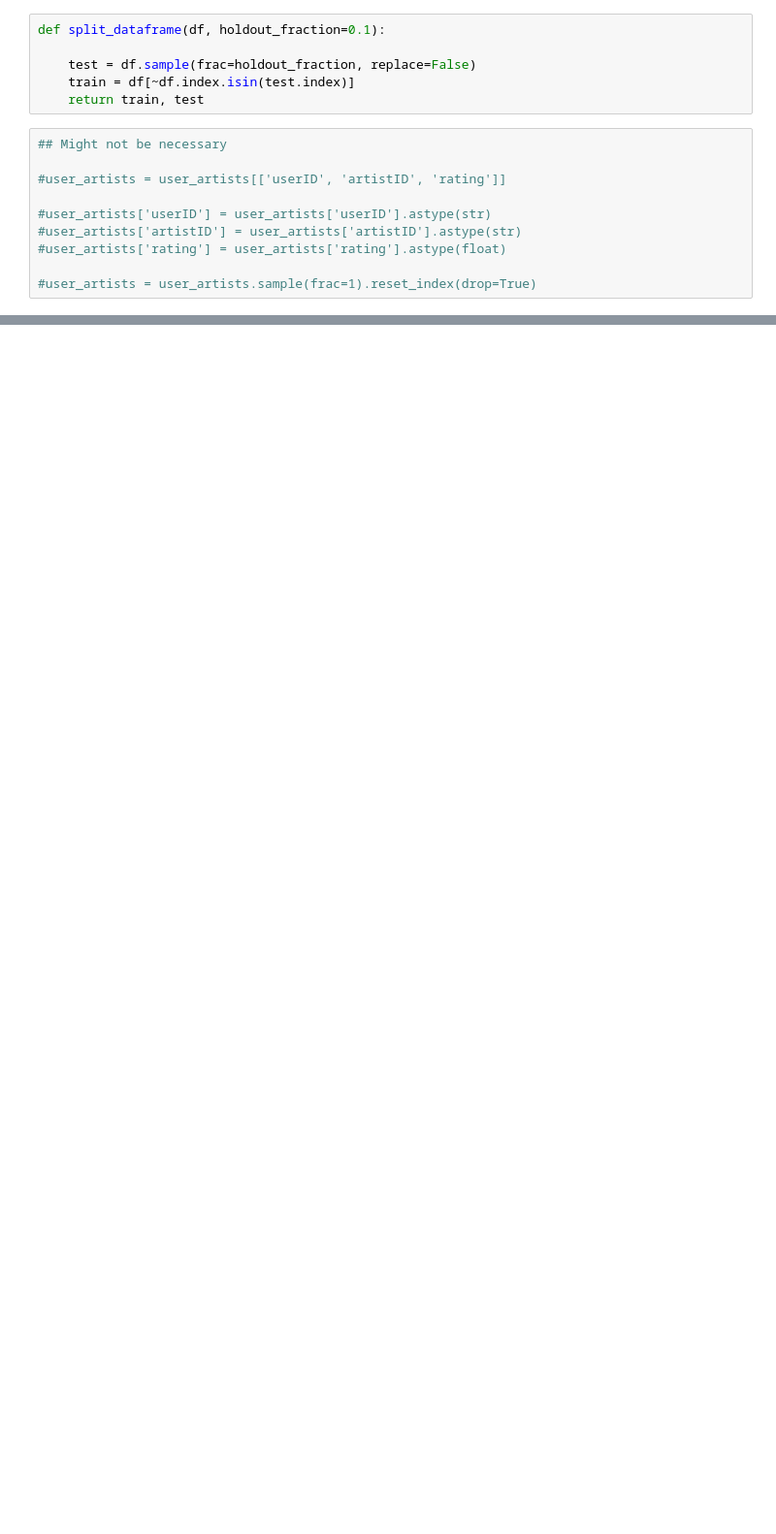
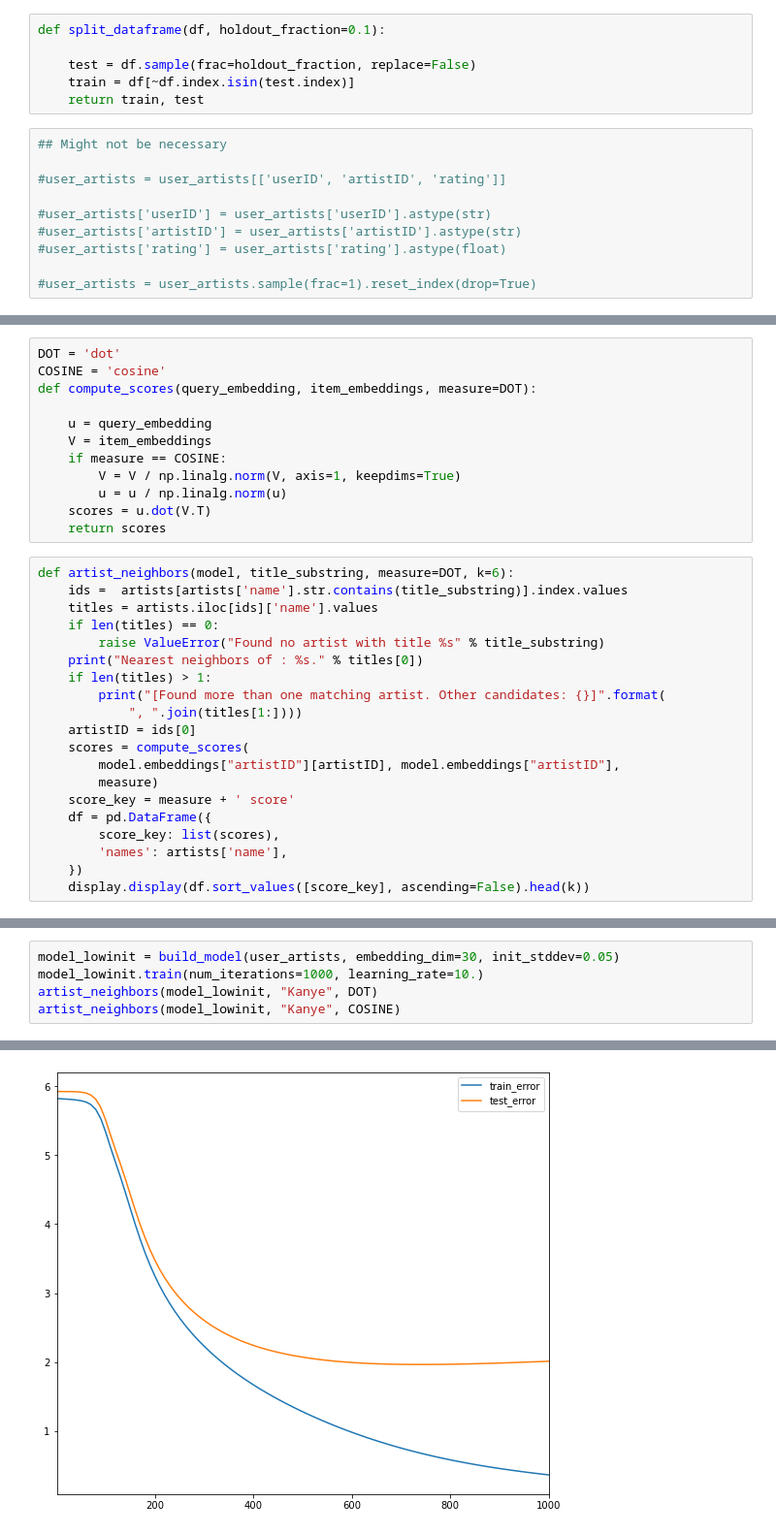
Before and after one commit to laramurphyyx/CA4015-Recommender-System, a Jupyter notebook: jupyter-book/Colab part 2.ipynb, the cells around one changed output, grey strips where cells are left out. Shown at 97% size. Cells and saved outputs as stored; diff of their text form; blank space fills up the shorter version.

```diff
--- a/jupyter-book/Colab part 2.ipynb
+++ b/jupyter-book/Colab part 2.ipynb
@@ -196,0 +228,32 @@ model.train(num_iterations=1000, learning_rate=10.)
+# %%
+DOT = 'dot'
+COSINE = 'cosine'
+def compute_scores(query_embedding, item_embeddings, measure=DOT):
+
+    u = query_embedding
+    V = item_embeddings
+    if measure == COSINE:
+        V = V / np.linalg.norm(V, axis=1, keepdims=True)
+        u = u / np.linalg.norm(u)
+    scores = u.dot(V.T)
+    return scores
+# %%
+def artist_neighbors(model, title_substring, measure=DOT, k=6):
+    ids =  artists[artists['name'].str.contains(title_substring)].index.values
+    titles = artists.iloc[ids]['name'].values
+    if len(titles) == 0:
+        raise ValueError("Found no artist with title %s" % title_substring)
+    print("Nearest neighbors of : %s." % titles[0])
+    if len(titles) > 1:
+        print("[Found more than one matching artist. Other candidates: {}]".format(
+            ", ".join(titles[1:])))
+    artistID = ids[0]
+    scores = compute_scores(
+        model.embeddings["artistID"][artistID], model.embeddings["artistID"],
+        measure)
+    score_key = measure + ' score'
+    df = pd.DataFrame({
+        score_key: list(scores),
+        'names': artists['name'],
+    })
+    display.display(df.sort_values([score_key], ascending=False).head(k))
@@ -196,0 +284,6 @@ model.train(num_iterations=1000, learning_rate=10.)
+# %%
+model_lowinit = build_model(user_artists, embedding_dim=30, init_stddev=0.05)
+model_lowinit.train(num_iterations=1000, learning_rate=10.)
+artist_neighbors(model_lowinit, "Kanye", DOT)
+artist_neighbors(model_lowinit, "Kanye", COSINE)
+# %% [output]
@@ -196,0 +308 @@ model.train(num_iterations=1000, learning_rate=10.)
+[figure, added]
```
Also changed, not shown: parts of 13 cells of this notebook.
